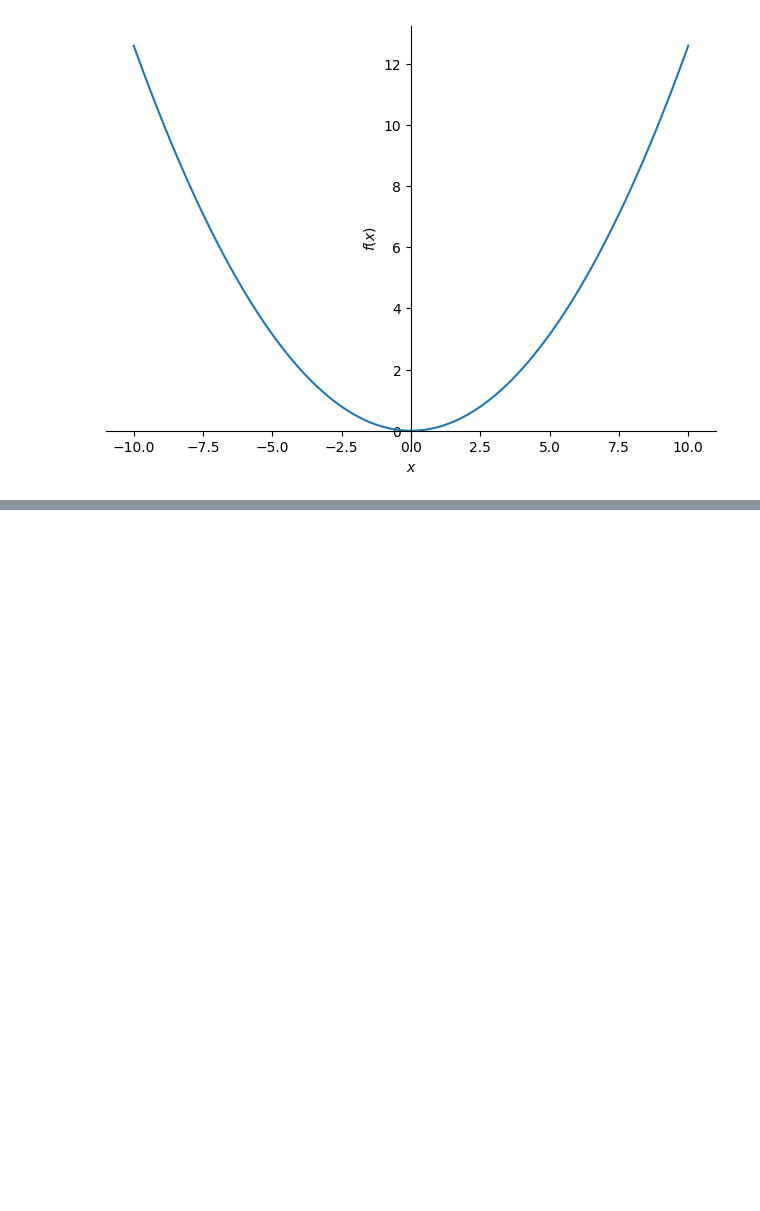
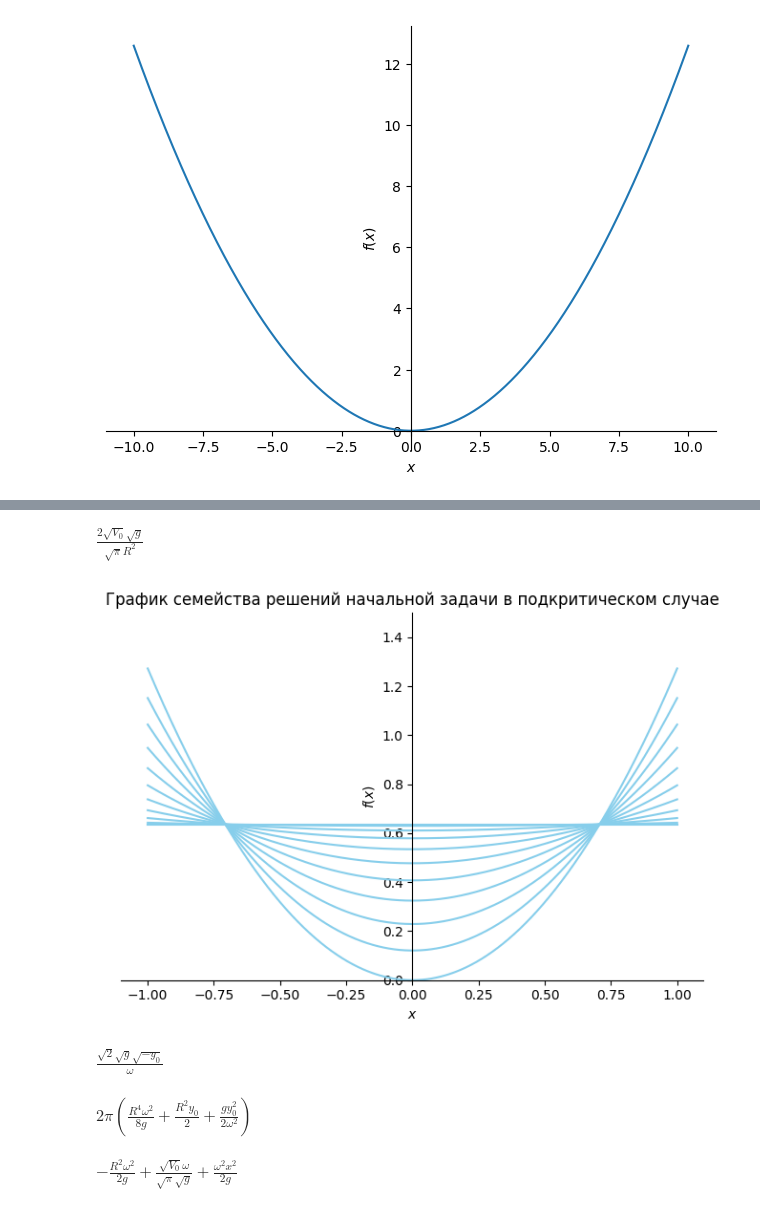
Before and after one commit to Daniil-Khlyvniuk/python_math, a Jupyter notebook: 1_Have_fun_with_differential_equations.ipynb, the cells around one changed output, grey strips where cells are left out. Drawn from its saved outputs; the diff is of its cells as text; code cells hidden in the pictures; blank space fills up the shorter version.

```diff
--- a/1_Have_fun_with_differential_equations.ipynb
+++ b/1_Have_fun_with_differential_equations.ipynb
@@ -91,0 +127,52 @@ p2.show()
+# %%
+eq3 = Eq(dsol_VO.subs(x, 0), 0)
+sol3 = solveset(eq3, omega)
+omega0 = tuple(sol3)[1]
+
+display(omega0)
+# %% [output]
+$\displaystyle \frac{2 \sqrt{V_{0}} \sqrt{g}}{\sqrt{\pi} R^{2}}$
+# %%
+p4 = plot(ylim=(0, 1.5), show=False, title="График семейства решений начальной задачи в подкритическом случае")
+par = { V0: 2, omega: 0, R: 1, g: 9.8 }
+om0 = omega0.subs(par)
+
+for om in arange(0, 1.1*om0, 0.1*om0):
+  par[omega] = om
+  ds = dsol_VO.subs(par)
+  p = plot(ds, (x, -1, 1), line_color = "skyblue", show = False)
+  p4.extend(p)
+
+p4.show()
+# %% [output]
+[figure, added]
+# %%
+eq4 = Eq(dsol_y0, 0)
+sol4 = solveset(eq4, x)
+x0 = tuple(sol4)[0]
+
+display(x0)
+# %% [output]
+$\displaystyle \frac{\sqrt{2} \sqrt{g} \sqrt{- y_{0}}}{\omega}$
+# %%
+vol1 = 2 * pi * integrate(dsol_y0 * x, (x, x0, R))
+
+display(vol1)
+# %% [output]
+$\displaystyle 2 \pi \left(\frac{R^{4} \omega^{2}}{8 g} + \frac{R^{2} y_{0}}{2} + \frac{g y_{0}^{2}}{2 \omega^{2}}\right)$
+# %%
+eq5 = Eq(vol1, V0)
+sol5 = solveset(eq5, y0)
+y2 = None
+
+for s in tuple (sol5):
+  res = s.subs(omega, omega0)
+
+  if res == 0:
+    y2 = s
+
+dsol_sup = dsol_y0.subs(y0, y2)
+
+display(dsol_sup)
+# %% [output]
+$\displaystyle - \frac{R^{2} \omega^{2}}{2 g} + \frac{\sqrt{V_{0}} \omega}{\sqrt{\pi} \sqrt{g}} + \frac{\omega^{2} x^{2}}{2 g}$
```
Also changed, not shown: parts of 11 cells of this notebook.
